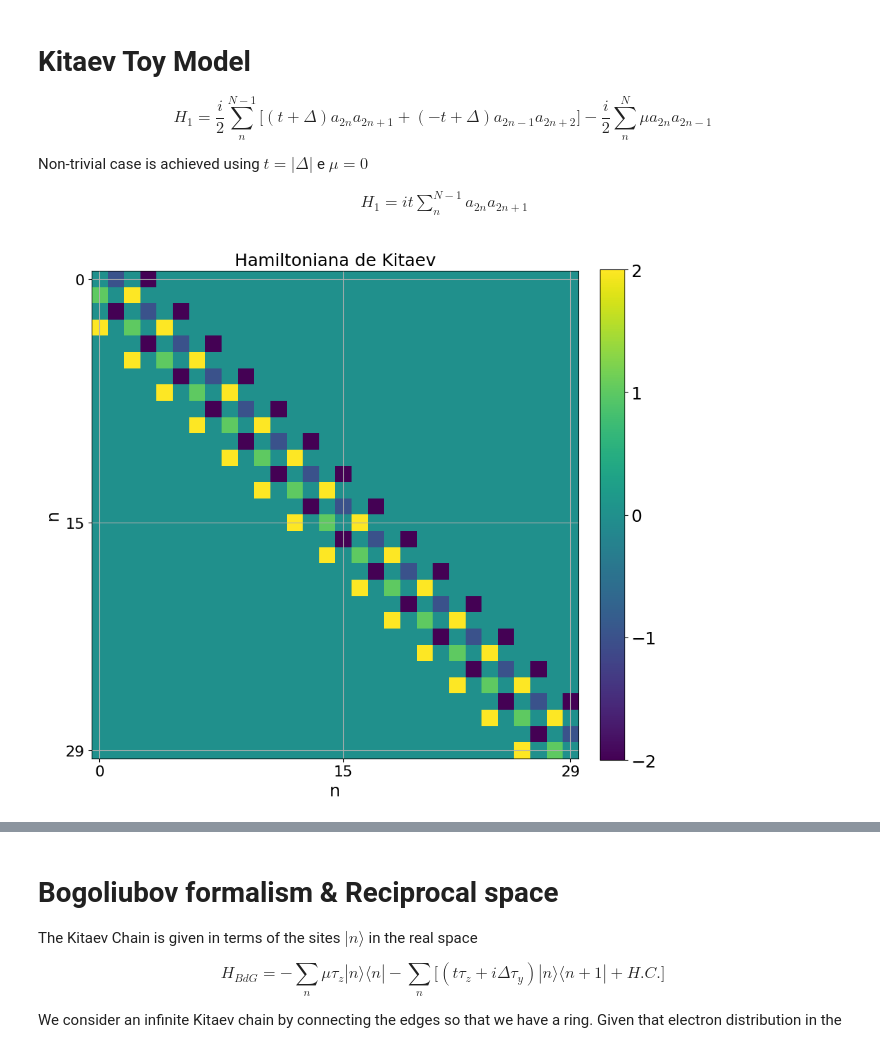
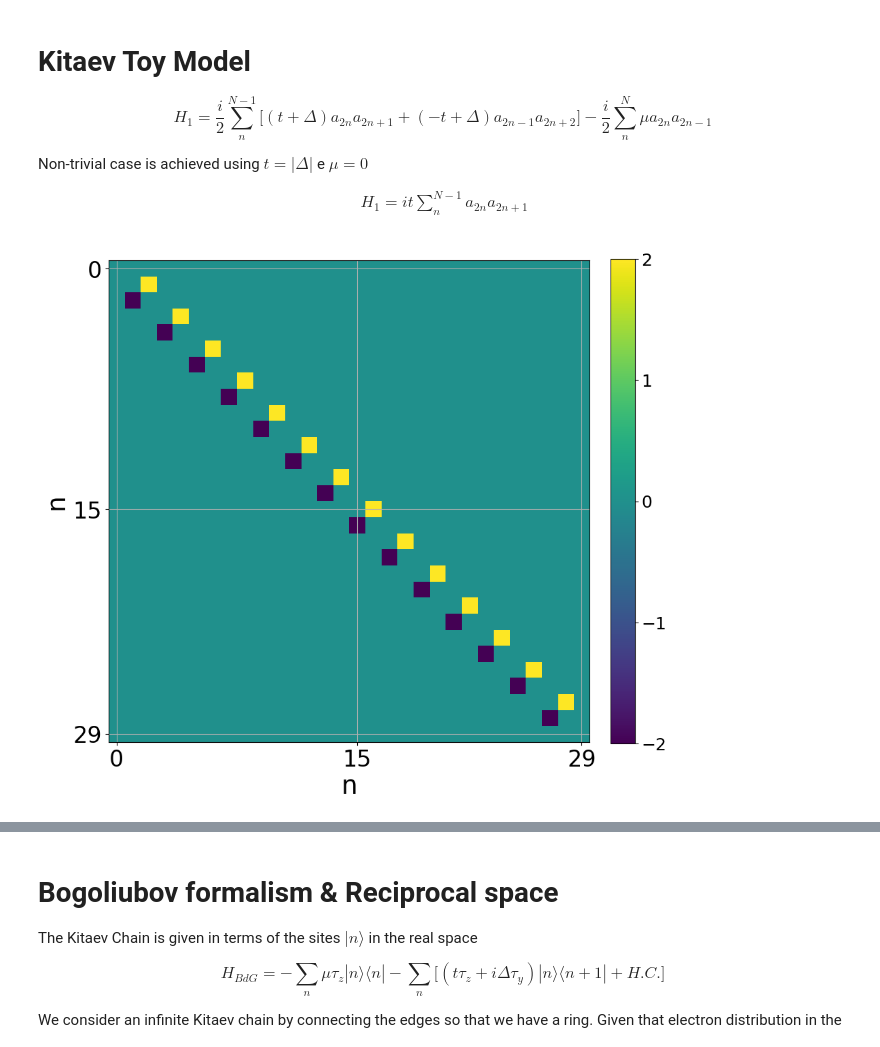
Before and after one commit to GuiJanone/majorana, a Jupyter notebook: KitaevToyModel_TCC.ipynb, the cells around one changed output, grey strips where cells are left out. Saved outputs shown, nothing was run; the diff lists cells and outputs as text; code cells hidden in the pictures.

```diff
--- a/KitaevToyModel_TCC.ipynb
+++ b/KitaevToyModel_TCC.ipynb
@@ -40,37 +40,35 @@ def generate_kitaev(Nsites, t, Delta, mu):
 
   return Nmajo, H
 # %%
-# Parametros da Hamiltoniana
-t = 4       # Hopping
-Delta = 0   # Superconductivity
-mu = 2      # Onsite energy (chemical potencial)
-
+# Parameters
+t = 2       # Hopping
+Delta = 2   # Superconductivity
+mu = 0      # Onsite energy (chemical potential)
 Nsites = 15 # Number of sites
-
+#=================================================#
 
 # Visualizing the Hamiltonian
 majoranas, H1 = generate_kitaev(Nsites, t, Delta, mu)
 
 plt.style.use('default')
-
 fig, ax = plt.subplots(figsize = (10,10))
-ax.set_title('Hamiltoniana de Kitaev', size = '18')
-ax.set_xlabel('n',  size = '18')
-ax.set_ylabel('n',  size = '18')
+# ax.set_title('Hamiltoniana de Kitaev', size = '27')
+ax.set_xlabel('n',  size = '27')
+ax.set_ylabel('n',  size = '27')
 
 ticks = [0,Nsites, 2*Nsites-1]
 ax.set_xticks(ticks)
 ax.set_yticks(ticks)
 
-ax.set_xticklabels([0,Nsites, 2*Nsites-1], fontsize = '16')
-ax.set_yticklabels([0,Nsites, 2*Nsites-1], fontsize = '16')
+ax.set_xticklabels([0,Nsites, 2*Nsites-1], fontsize = '24')
+ax.set_yticklabels([0,Nsites, 2*Nsites-1], fontsize = '24')
 
 im = plt.imshow(H1.imag)
 plt.colorbar(ticks=range(-2,3), fraction=0.046, pad=0.04)
 im.figure.axes[1].tick_params(labelsize=18)
 
 plt.grid()
 plt.show()
 # %% [output]
-[figure, old version]
+[figure, new version]
 # %%
```
Also changed, not shown: parts of 7 cells of this notebook.
